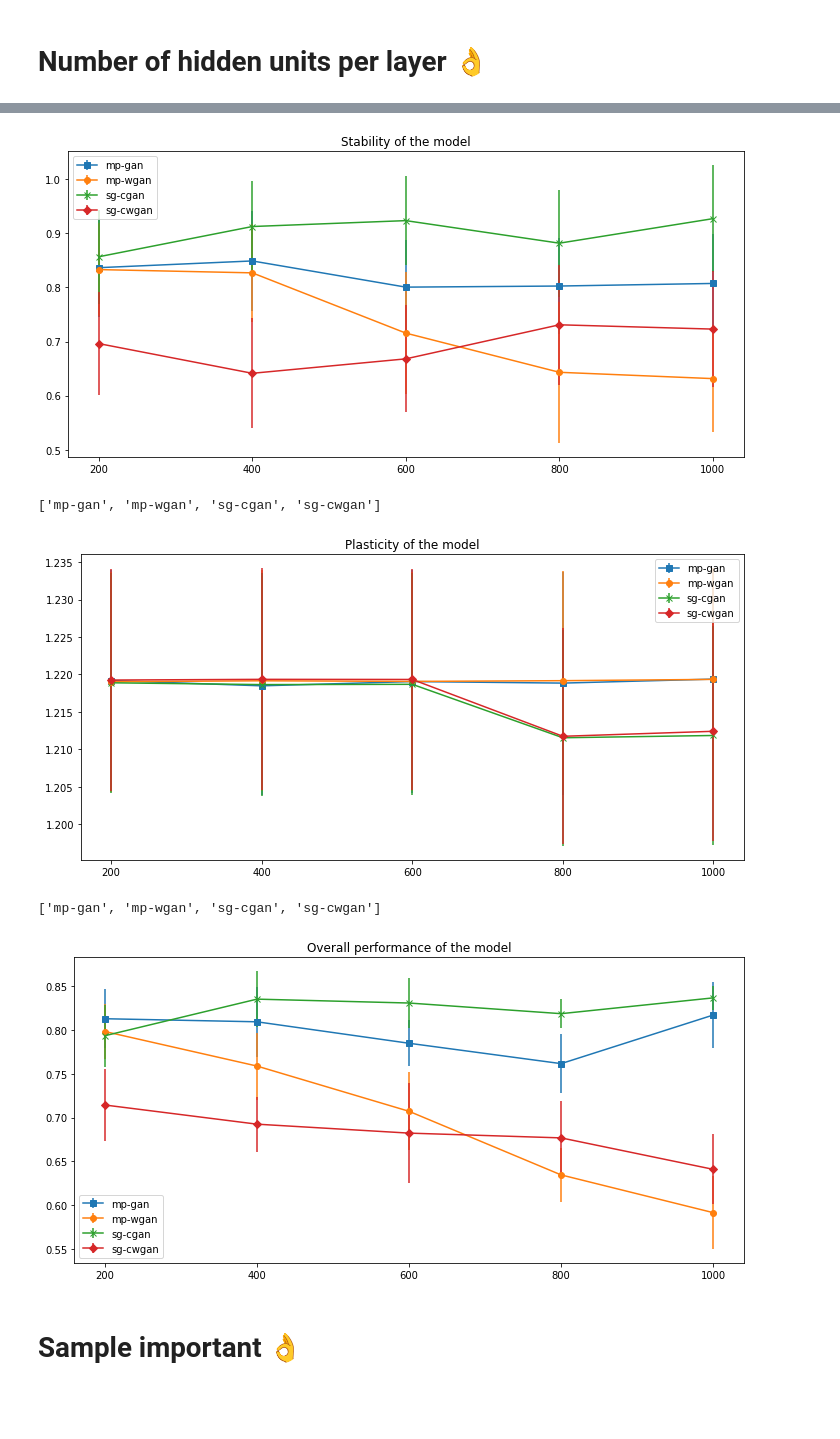
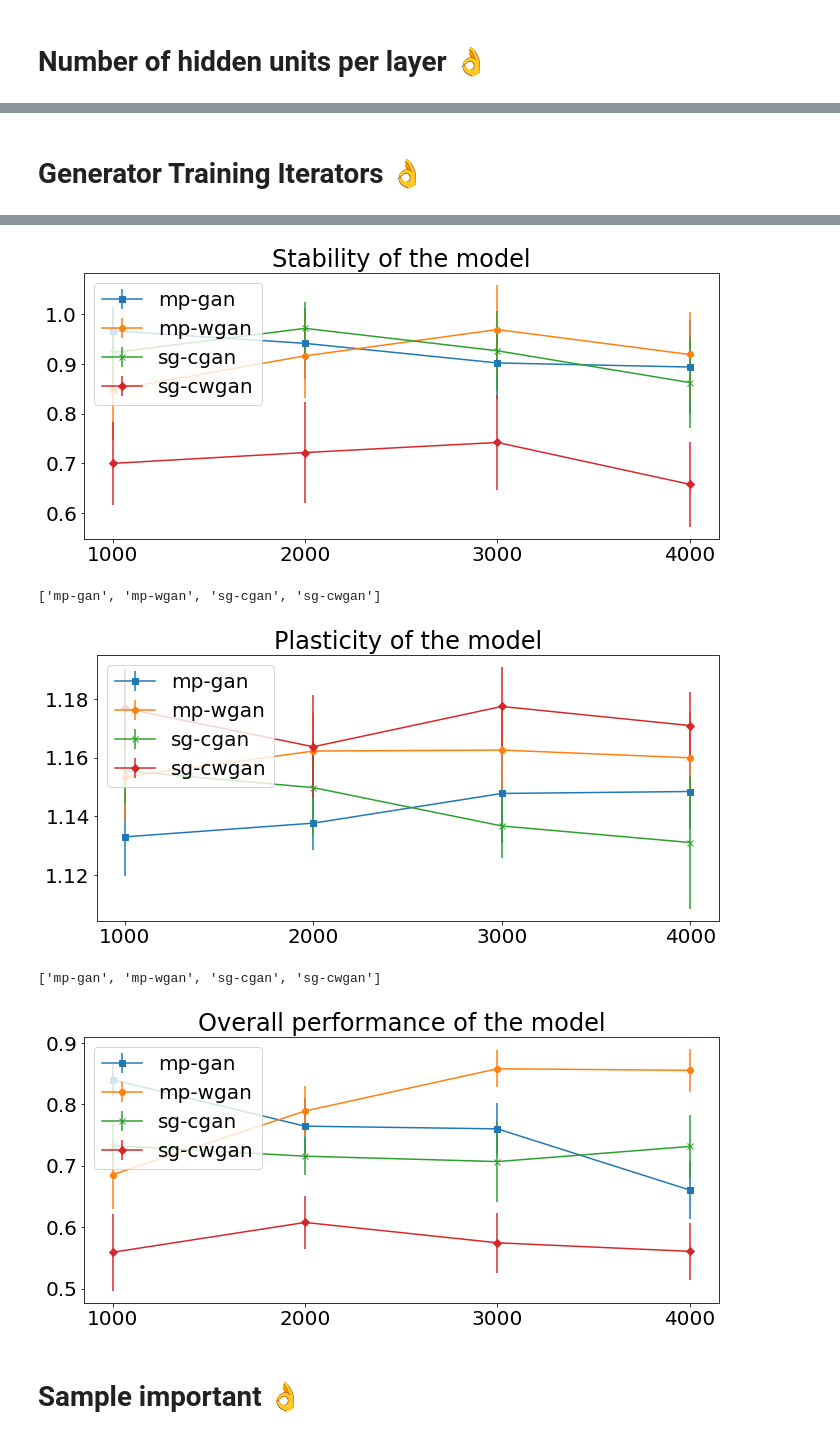
Before and after one commit to chameleonTK/continual-learning-for-HAR, a Jupyter notebook: Reports/Evaluation-hypterpatamters.ipynb, the cells around one changed output, grey strips where cells are left out. Cells and saved outputs as stored; diff of their text form; code cells hidden in the pictures; blank space fills up the shorter version.

Commit message:
result after running jupyter notebook

```diff
--- a/Reports/Evaluation-hypterpatamters.ipynb
+++ b/Reports/Evaluation-hypterpatamters.ipynb
@@ -289,7 +255,7 @@ CSMbase = []
 CSMnew = []
 CSMnow = []
 
-folder = "../Results/results_hidden_units/"
+folder = "../Results/run_house_hidden/"
 
 raw = pd.read_csv(folder+"results.txt")
 raw.columns = [c.strip() for c in raw.columns]
@@ -305,13 +271,13 @@ for c in cmd:
     CSMnew.append(n)
     CSMnow.append(nw)
 
-xticks = [100, 200, 500, 800, 1000]
+xticks = [100, 200, 300, 400]
 
 models = None
 def fixbugs(data):
     return data
 
-
+models = ["mp-gan", "mp-wgan", "sg-cgan", "sg-cwgan"]
 plotline(fixbugs(CSMbase), "Stability of the model", x=xticks, models=models)
 plotline(fixbugs(CSMnew), "Plasticity of the model", x=xticks, models=models)
 plotline(fixbugs(CSMnow),"Overall performance of the model", x=xticks, models=models)
@@ -330,34 +295,28 @@ plotline(fixbugs(CSMnow),"Overall performance of the model", x=xticks, models=mo
+# %% [markdown]
+# Generator Training Iterators 👌
 # %%
-# CSMbase = []
-# CSMnew = []
-# CSMnow = []
+CSMbase = []
+CSMnew = []
+CSMnow = []
 
-# folder = "../Results/results_hidden_unit.v2/"
+folder = "../Results/run_house_iter/"
 
-# raw = pd.read_csv(folder+"results.txt")
-# raw.columns = [c.strip() for c in raw.columns]
-# raw.head()
+raw = pd.read_csv(folder+"results.txt")
+raw.columns = [c.strip() for c in raw.columns]
+raw.head()
 
 
-# cmd = raw["cmd"].unique()
-# print(cmd)
+cmd = raw["cmd"].unique()
+for c in cmd:
+    target = raw[raw["cmd"]==c]
+    b, n, nw = calculateContinualMetircs(target)
 
-# for c in cmd:
-#     target = raw[raw["cmd"]==c]
-#     b, n, nw = calculateContinualMetircs(target)
+    CSMbase.append(b)
+    CSMnew.append(n)
+    CSMnow.append(nw)
 
-#     CSMbase.append(b)
-#     CSMnew.append(n)
-#     CSMnow.append(nw)
-
-# xticks = [200, 400, 600, 800, 1000]
-
-# models = None
-# def fixbugs(data):
-#     return data
-
-
-# plotline(fixbugs(CSMbase), "Stability of the model", x=xticks, models=models)
-# plotline(fixbugs(CSMnew), "Plasticity of the model", x=xticks, models=models)
-# plotline(fixbugs(CSMnow),"Overall performance of the model", x=xticks, models=models)
+xticks = (1000, 2000, 3000, 4000)
+plotline(CSMbase, "Stability of the model", x=xticks)
+plotline(CSMnew, "Plasticity of the model", x=xticks)
+plotline(CSMnow, "Overall performance of the model", x=xticks)
 # %% [output]
@@ -370,9 +327,9 @@ plotline(fixbugs(CSMnow),"Overall performance of the model", x=xticks, models=mo
 ['mp-gan', 'mp-wgan', 'sg-cgan', 'sg-cwgan']
-[figure, old version]
+[figure, new version]
 ['mp-gan', 'mp-wgan', 'sg-cgan', 'sg-cwgan']
-[figure, old version]
+[figure, new version]
 ['mp-gan', 'mp-wgan', 'sg-cgan', 'sg-cwgan']
-[figure, old version]
+[figure, new version]
 # %% [markdown]
 # Sample important 👌
 # %%
```
Also changed, not shown: parts of 4 cells of this notebook, 6 other files.
